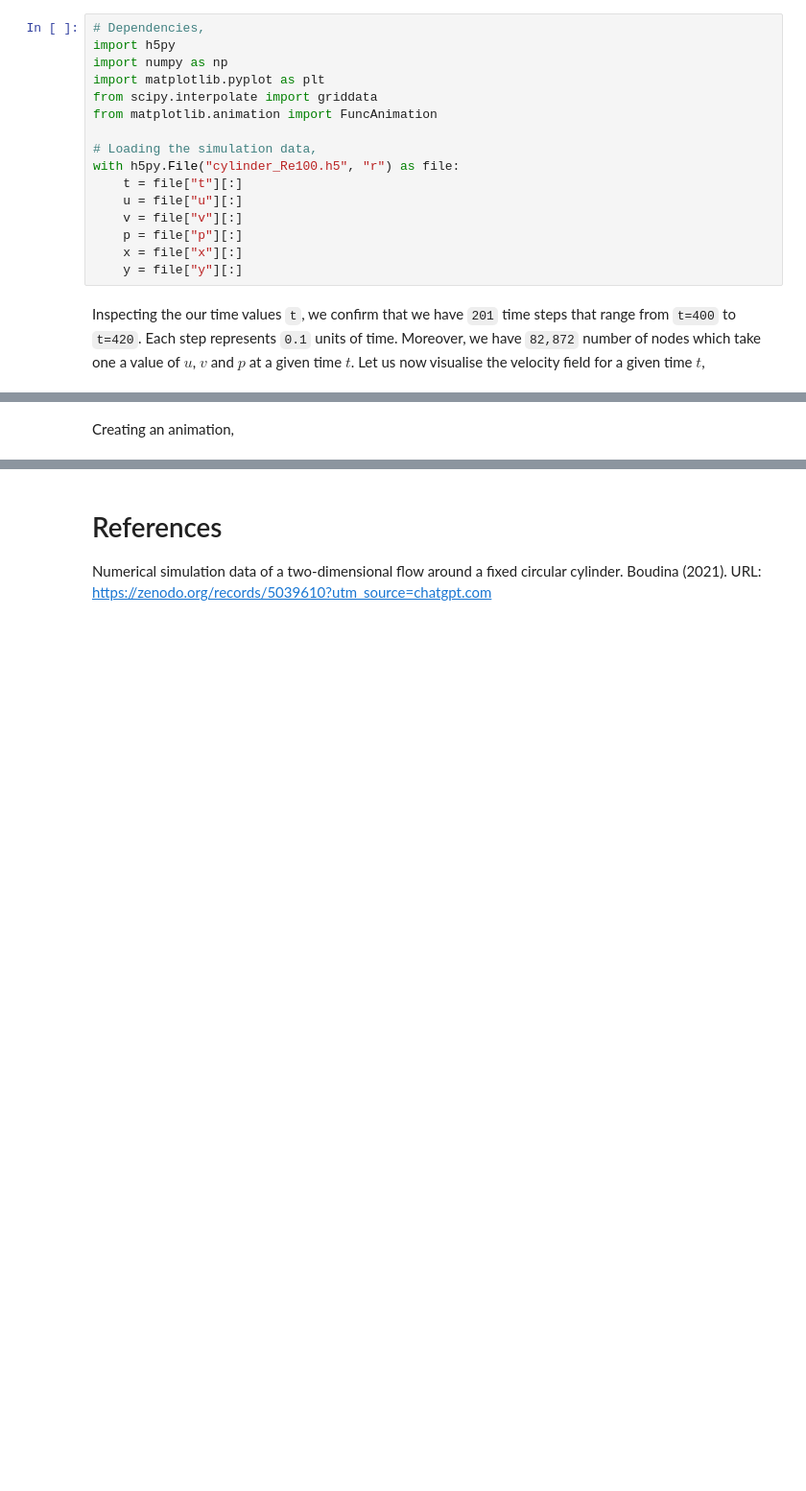
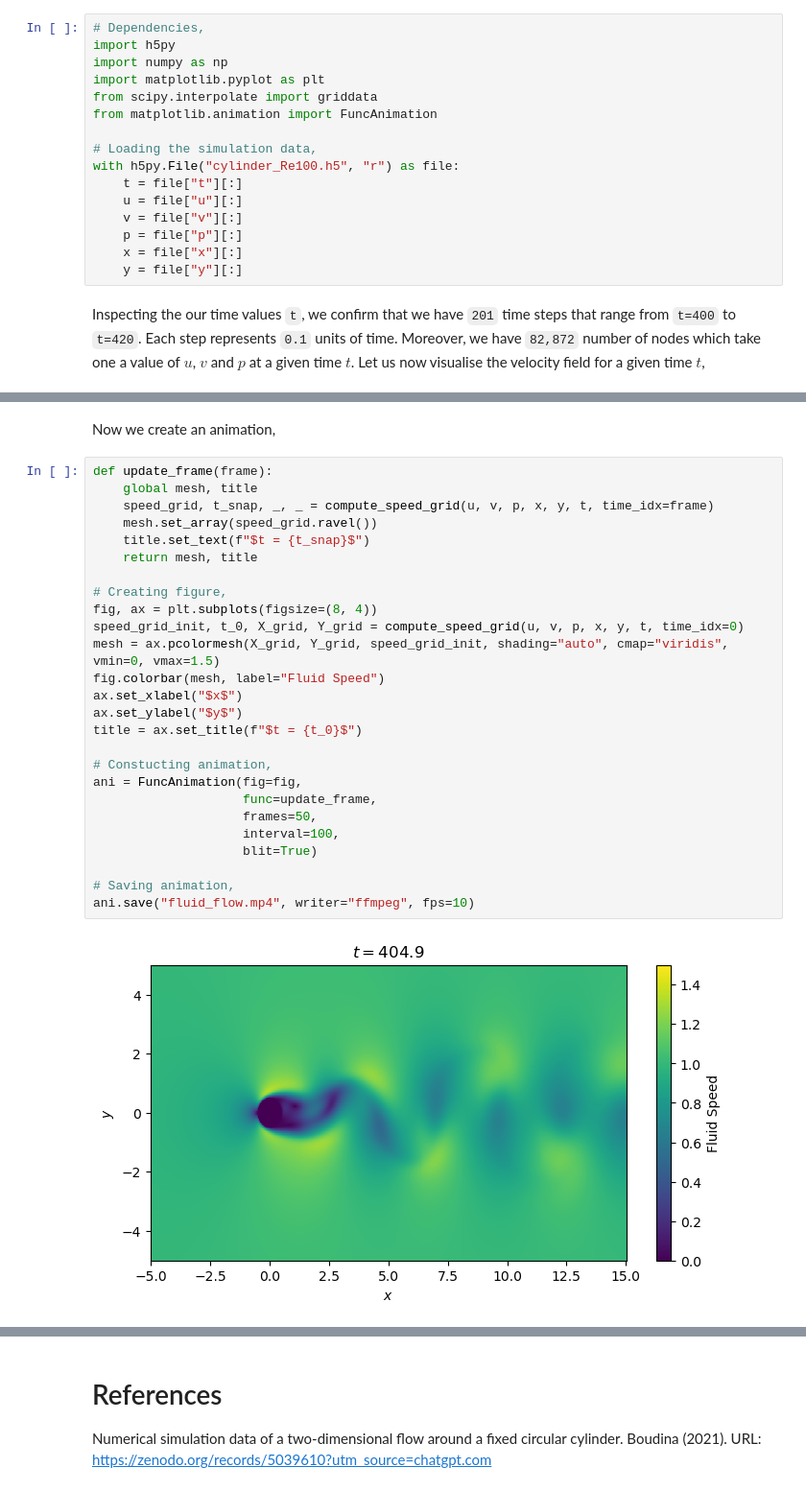
Before and after one commit to prithvi-ramrucha/pinn-cylinder-flow, a Jupyter notebook: simulation.ipynb, the cells around one changed output, grey strips where cells are left out. Shown at 96% size. Drawn from its saved outputs; the diff is of its cells as text; blank space fills up the shorter version.

Commit message:
finished fluid animation.

```diff
--- a/simulation.ipynb
+++ b/simulation.ipynb
@@ -75,4 +74,32 @@ plt.show()
 # %% [output]
 [figure]
 # %% [markdown]
-Creating an animation,
+Now we create an animation,
+# %%
+def update_frame(frame):
+    global mesh, title
+    speed_grid, t_snap, _, _ = compute_speed_grid(u, v, p, x, y, t, time_idx=frame)
+    mesh.set_array(speed_grid.ravel())
+    title.set_text(f"$t = {t_snap}$")
+    return mesh, title
+
+# Creating figure,
+fig, ax = plt.subplots(figsize=(8, 4))
+speed_grid_init, t_0, X_grid, Y_grid = compute_speed_grid(u, v, p, x, y, t, time_idx=0)
+mesh = ax.pcolormesh(X_grid, Y_grid, speed_grid_init, shading="auto", cmap="viridis", vmin=0, vmax=1.5)
+fig.colorbar(mesh, label="Fluid Speed")
+ax.set_xlabel("$x$")
+ax.set_ylabel("$y$")
+title = ax.set_title(f"$t = {t_0}$")
+
+# Constucting animation,
+ani = FuncAnimation(fig=fig,
+                    func=update_frame,
+                    frames=50,
+                    interval=100,
+                    blit=True)
+
+# Saving animation,
+ani.save("fluid_flow.mp4", writer="ffmpeg", fps=10)
+# %% [output]
+[figure, added]
```
Also changed, not shown: parts of 2 cells of this notebook.
